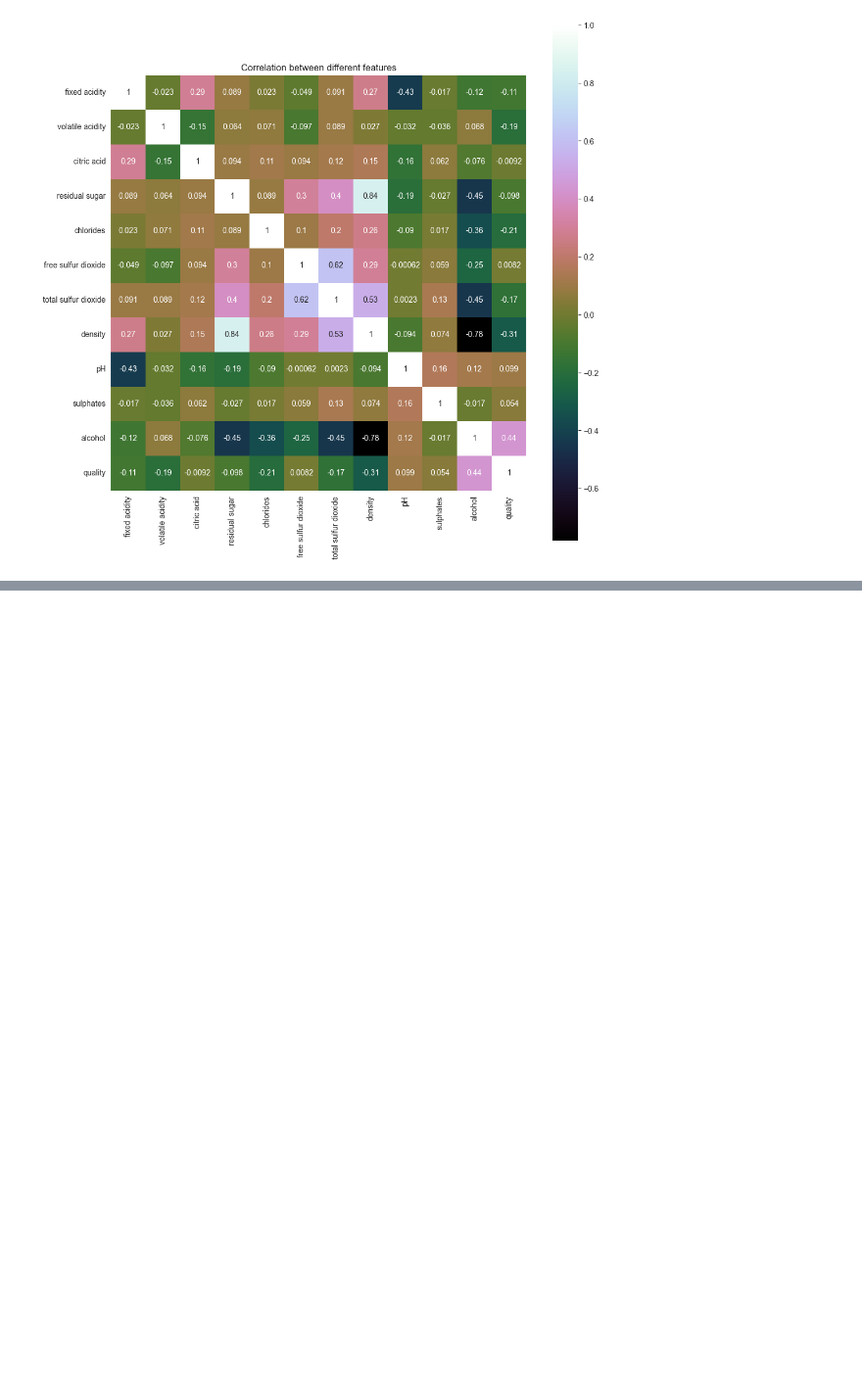
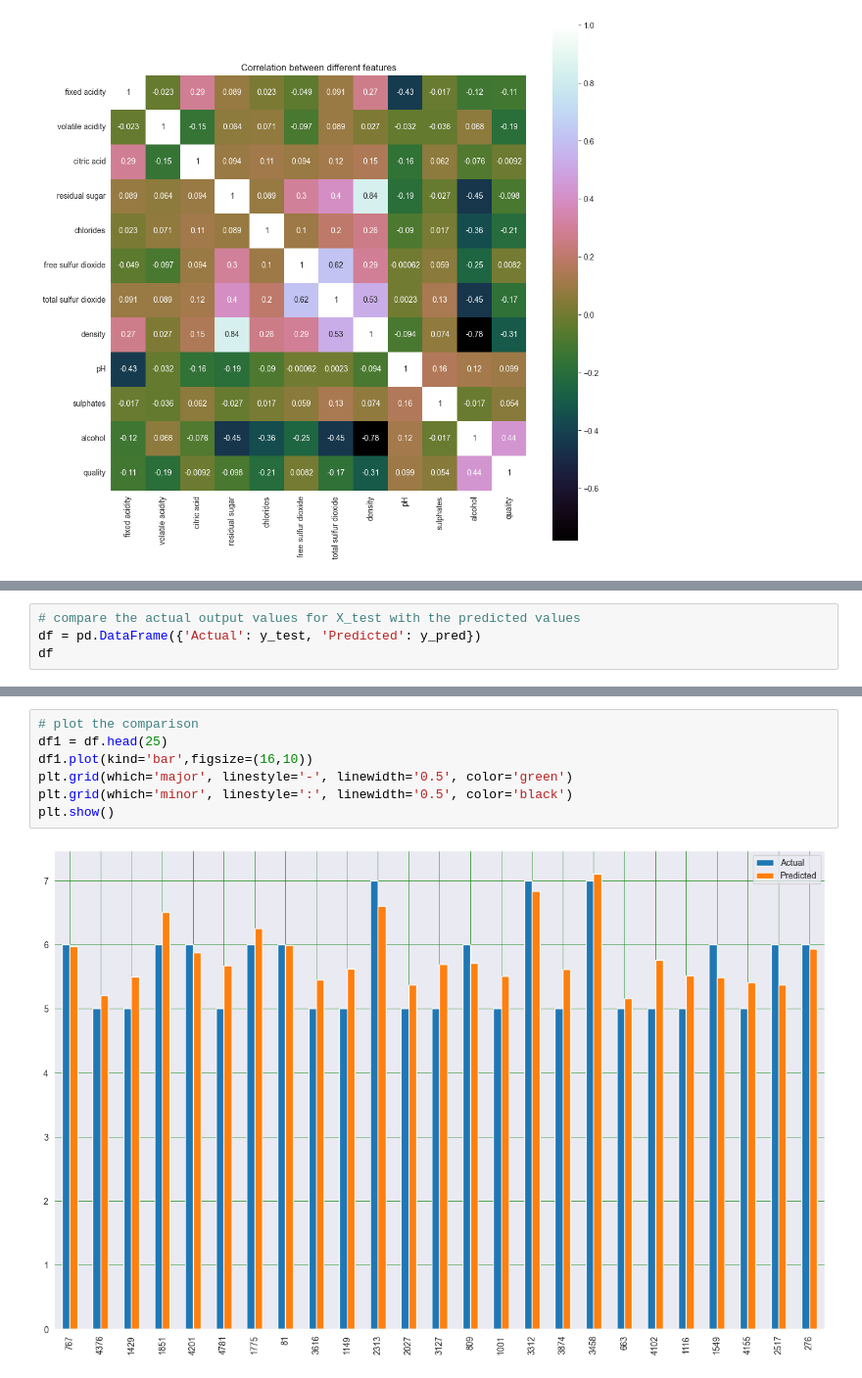
Before and after one commit to Rawlsy-py/7CS070_AI_Tech, a Jupyter notebook: 2118979_7CS070_Assignment/2118979_Task1_Algo2.ipynb, the cells around one changed output, grey strips where cells are left out. Shown: that part at 98% size. Saved outputs shown, nothing was run; the diff lists cells and outputs as text; blank space fills up the shorter version.

```diff
--- a/2118979_7CS070_Assignment/2118979_Task1_Algo2.ipynb
+++ b/2118979_7CS070_Assignment/2118979_Task1_Algo2.ipynb
@@ -79,0 +105,4 @@ Text(0.5, 1.0, 'Correlation between different features')
+# %%
+# compare the actual output values for X_test with the predicted values
+df = pd.DataFrame({'Actual': y_test, 'Predicted': y_pred})
+df
@@ -79,0 +133,9 @@ Text(0.5, 1.0, 'Correlation between different features')
+# %%
+# plot the comparison
+df1 = df.head(25)
+df1.plot(kind='bar',figsize=(16,10))
+plt.grid(which='major', linestyle='-', linewidth='0.5', color='green')
+plt.grid(which='minor', linestyle=':', linewidth='0.5', color='black')
+plt.show()
+# %% [output]
+[figure, added]
```
Also changed, not shown: parts of 11 cells of this notebook.
